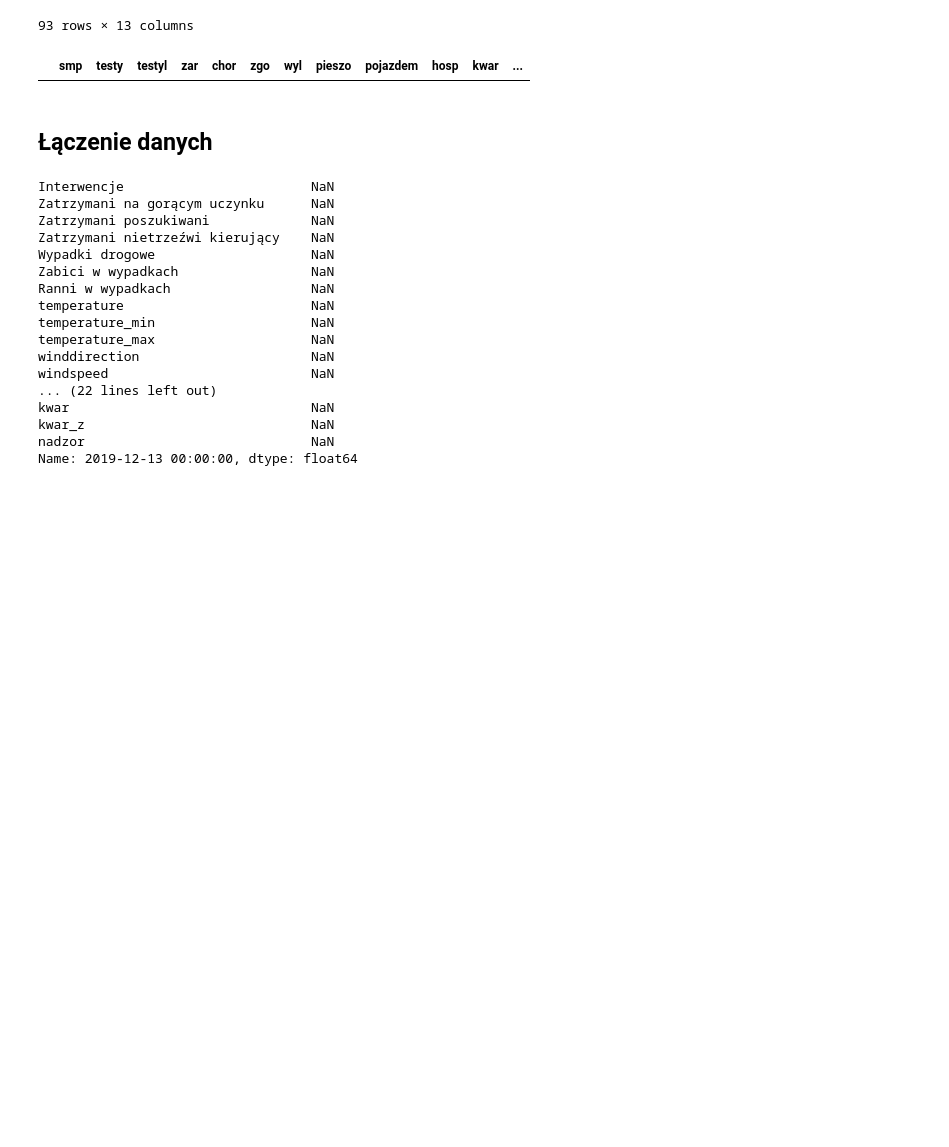
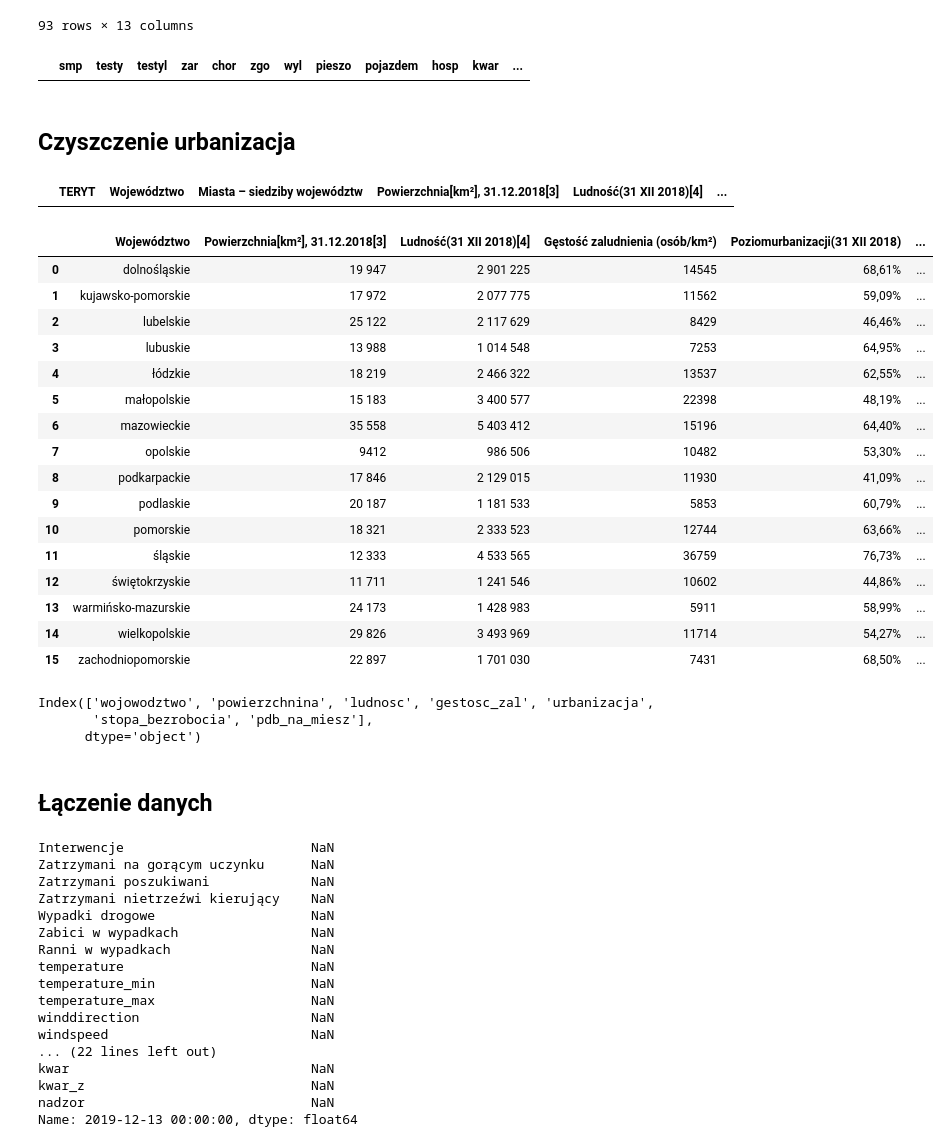
Before and after one commit to knmlprz/corona-analysis-1, a Jupyter notebook: notebooks/ImportDanych.ipynb, the cells around one changed output. Saved outputs shown, nothing was run; the diff lists cells and outputs as text; code cells hidden in the pictures; blank space fills up the shorter version.

Commit message:
clean urbanizacja

```diff
--- a/notebooks/ImportDanych.ipynb
+++ b/notebooks/ImportDanych.ipynb
@@ -48,6 +51,8 @@ policja = pd.read_csv(Path(paths.get_path(), "policjapl.csv"), index_col=1, pars
 health = pd.read_csv(Path(paths.get_path(), "healthdata.csv"), index_col=2, parse_dates=True, dayfirst=True)
 korona = pd.read_csv(Path(paths.get_path(), "koronawirusunas.csv"), index_col=0, parse_dates=True, dayfirst=True)
 meteo = pd.read_csv(Path(paths.get_path(), "meteostat.csv"), index_col=1, parse_dates=True, dayfirst=True)
+urban = pd.read_csv(Path(paths.get_path(), "urbanizacja.csv"), index_col=0, parse_dates=True, dayfirst=True)
+demografia = pd.read_csv(Path(paths.get_path(), "demografia.csv"), index_col=0, parse_dates=True, dayfirst=True)
 # %%
 woj = koronawirusunas.SUB_SITES
 wojewodztwa = pd.DataFrame()
@@ -227,3 +232,31 @@ korona
 korona[korona.isnull().any(axis=1)]
 # %% [output]
 |  | smp | testy | testyl | zar | chor | zgo | wyl | pieszo | pojazdem | hosp | kwar | ... |
+# %% [markdown]
+##  Czyszczenie urbanizacja
+# %%
+urban[urban.isnull().any(axis=1)]
+# %% [output]
+|  | TERYT | Województwo | Miasta – siedziby województw | Powierzchnia[km²], 31.12.2018[3] | Ludność(31 XII 2018)[4] | ... |
+# %%
+urban = urban.drop(columns=["TERYT", "Miasta – siedziby województw","Wyróżnik województwa na tablicachrejestracyjnych"])
+# %%
+urban
+# %% [output]
+|  | Województwo | Powierzchnia[km²], 31.12.2018[3] | Ludność(31 XII 2018)[4] | Gęstość zaludnienia (osób/km²) | Poziomurbanizacji(31 XII 2018) | ... |
+| 0 | dolnośląskie | 19 947 | 2 901 225 | 14545 | 68,61% | ... |
+| 1 | kujawsko-pomorskie | 17 972 | 2 077 775 | 11562 | 59,09% | ... |
+| 2 | lubelskie | 25 122 | 2 117 629 | 8429 | 46,46% | ... |
+| 3 | lubuskie | 13 988 | 1 014 548 | 7253 | 64,95% | ... |
+| 4 | łódzkie | 18 219 | 2 466 322 | 13537 | 62,55% | ... |
+| 5 | małopolskie | 15 183 | 3 400 577 | 22398 | 48,19% | ... |
+| 6 | mazowieckie | 35 558 | 5 403 412 | 15196 | 64,40% | ... |
+| 7 | opolskie | 9412 | 986 506 | 10482 | 53,30% | ... |
+| 8 | podkarpackie | 17 846 | 2 129 015 | 11930 | 41,09% | ... |
+| 9 | podlaskie | 20 187 | 1 181 533 | 5853 | 60,79% | ... |
+| 10 | pomorskie | 18 321 | 2 333 523 | 12744 | 63,66% | ... |
+| 11 | śląskie | 12 333 | 4 533 565 | 36759 | 76,73% | ... |
+| 12 | świętokrzyskie | 11 711 | 1 241 546 | 10602 | 44,86% | ... |
+| 13 | warmińsko-mazurskie | 24 173 | 1 428 983 | 5911 | 58,99% | ... |
+| 14 | wielkopolskie | 29 826 | 3 493 969 | 11714 | 54,27% | ... |
+| 15 | zachodniopomorskie | 22 897 | 1 701 030 | 7431 | 68,50% | ... |
@@ -230,3 +273,9 @@ korona[korona.isnull().any(axis=1)]
+# %%
+urban.columns
+# %% [output]
+Index(['wojowodztwo', 'powierzchnina', 'ludnosc', 'gestosc_zal', 'urbanizacja',
+       'stopa_bezrobocia', 'pdb_na_miesz'],
+      dtype='object')
 # %% [markdown]
 ## Łączenie danych
 # %%
```
Also changed, not shown: parts of 3 cells of this notebook.
